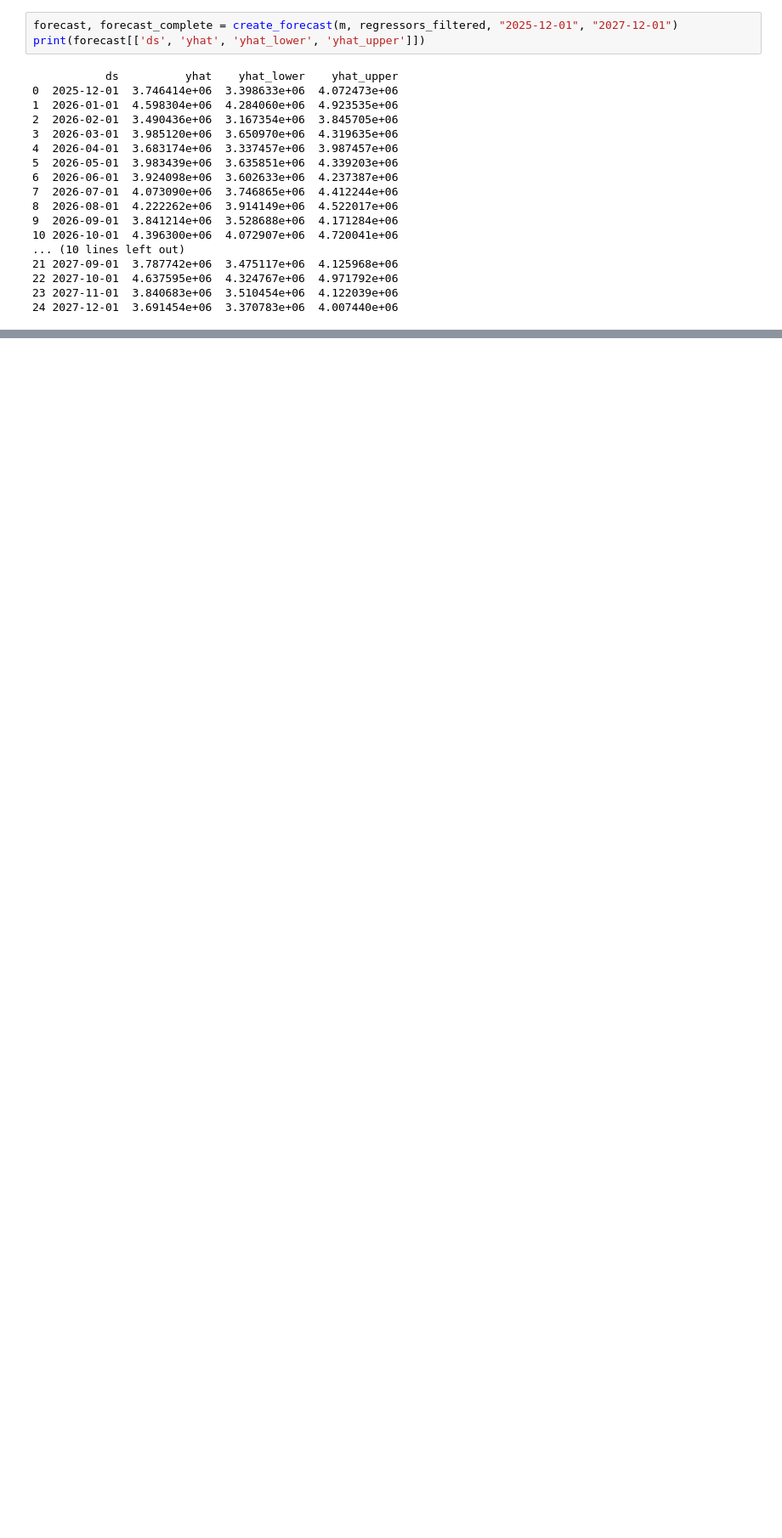
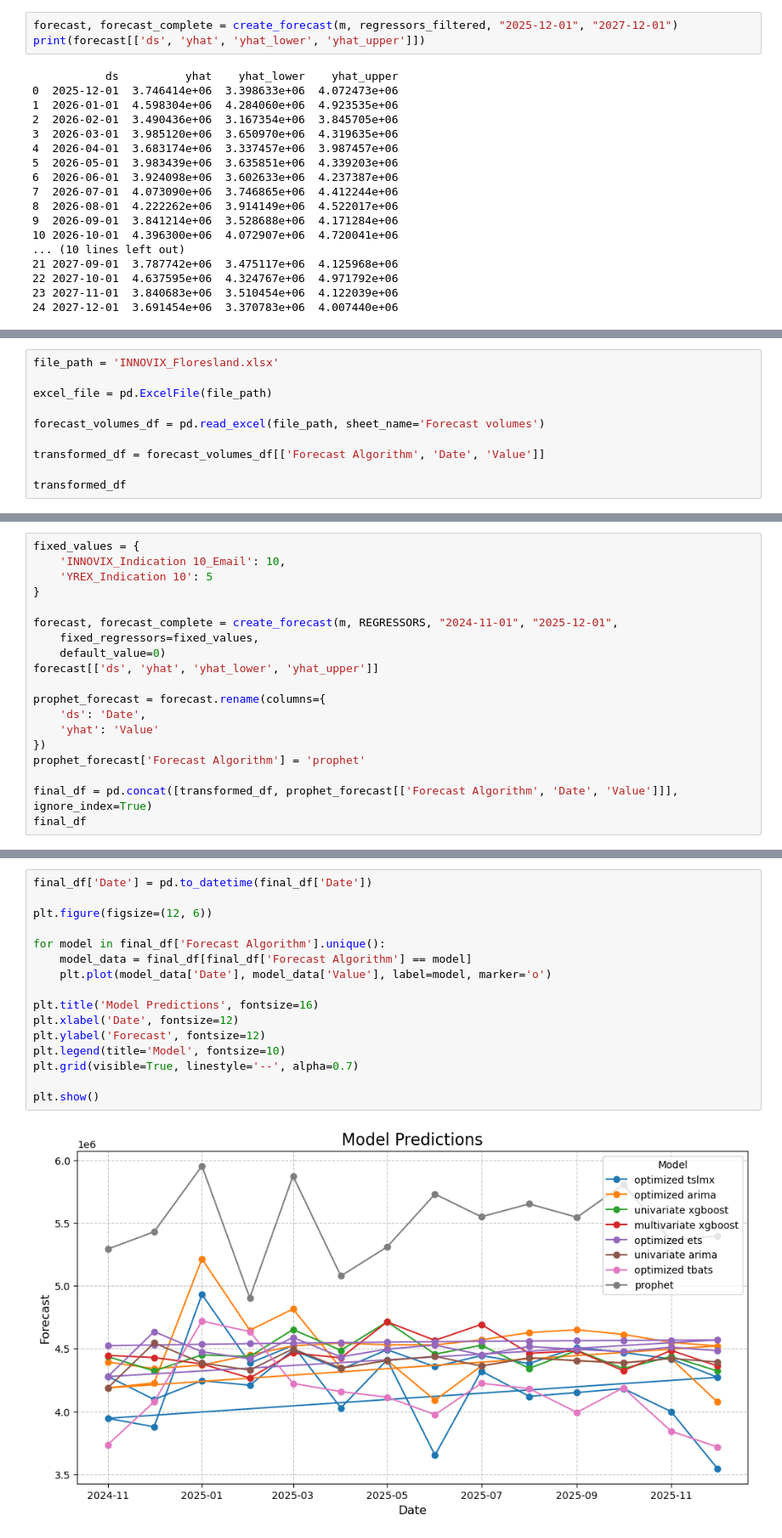
Before and after one commit to AmirMFarhang/LauzHack-CassadagApp, a Jupyter notebook: fiore_analisys.ipynb, the cells around one changed output, grey strips where cells are left out. Shown at 85% size. Saved outputs shown, nothing was run; the diff lists cells and outputs as text; blank space fills up the shorter version.

```diff
--- a/fiore_analisys.ipynb
+++ b/fiore_analisys.ipynb
@@ -165,0 +195,10 @@ print(forecast[['ds', 'yhat', 'yhat_lower', 'yhat_upper']])
+# %%
+file_path = 'INNOVIX_Floresland.xlsx'
+
+excel_file = pd.ExcelFile(file_path)
+
+forecast_volumes_df = pd.read_excel(file_path, sheet_name='Forecast volumes')
+
+transformed_df = forecast_volumes_df[['Forecast Algorithm', 'Date', 'Value']]
+
+transformed_df
@@ -165,0 +219,19 @@ print(forecast[['ds', 'yhat', 'yhat_lower', 'yhat_upper']])
+# %%
+fixed_values = {
+    'INNOVIX_Indication 10_Email': 10,
+    'YREX_Indication 10': 5
+}
+
+forecast, forecast_complete = create_forecast(m, REGRESSORS, "2024-11-01", "2025-12-01",
+    fixed_regressors=fixed_values,
+    default_value=0)
+forecast[['ds', 'yhat', 'yhat_lower', 'yhat_upper']]
+
+prophet_forecast = forecast.rename(columns={
+    'ds': 'Date',
+    'yhat': 'Value'
+})
+prophet_forecast['Forecast Algorithm'] = 'prophet'
+
+final_df = pd.concat([transformed_df, prophet_forecast[['Forecast Algorithm', 'Date', 'Value']]], ignore_index=True)
+final_df
@@ -165,0 +252,18 @@ print(forecast[['ds', 'yhat', 'yhat_lower', 'yhat_upper']])
+# %%
+final_df['Date'] = pd.to_datetime(final_df['Date'])
+
+plt.figure(figsize=(12, 6))
+
+for model in final_df['Forecast Algorithm'].unique():
+    model_data = final_df[final_df['Forecast Algorithm'] == model]
+    plt.plot(model_data['Date'], model_data['Value'], label=model, marker='o')
+
+plt.title('Model Predictions', fontsize=16)
+plt.xlabel('Date', fontsize=12)
+plt.ylabel('Forecast', fontsize=12)
+plt.legend(title='Model', fontsize=10)
+plt.grid(visible=True, linestyle='--', alpha=0.7)
+
+plt.show()
+# %% [output]
+[figure, added]
```
Also changed, not shown: parts of 13 cells of this notebook, 1 other file.
